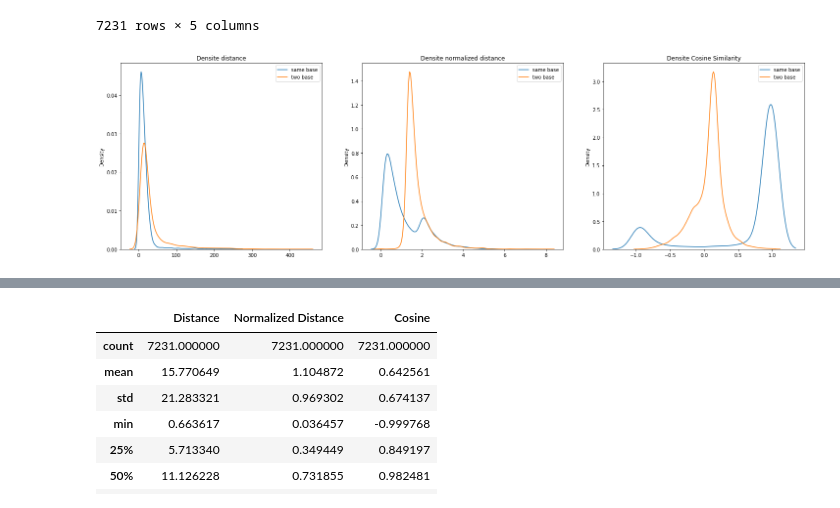
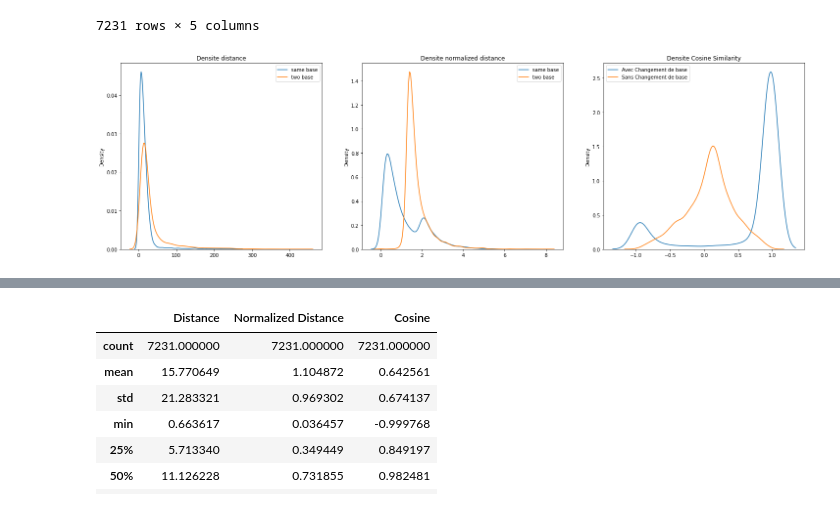
Before and after one commit to dmkant/projet-statistique-2022, a Jupyter notebook: word_embedding/comparison_best_model.ipynb, the cells around one changed output, grey strips where cells are left out. Cells and saved outputs as stored; diff of their text form; code cells hidden in the pictures.

```diff
--- a/word_embedding/comparison_best_model.ipynb
+++ b/word_embedding/comparison_best_model.ipynb
@@ -122,27 +124,35 @@ df_skipgram2
 # %%
 plt.figure(figsize=(25,7))
 
 # Distance entre skipgram et cbow
 square_distance2 =( ((df_skipgram2 - df_cbow2)**2).sum(axis=1))**(1/2)
 square_distance3 =( ((df_skipgram3 - df_cbow2)**2).sum(axis=1))**(1/2)
 # Distance entre skipgram et cbow
 norme_product2 = df_skipgram2.apply(np.linalg.norm, axis=1).apply(np.sqrt,axis=1) * df_cbow2.apply(np.linalg.norm, axis=1).apply(np.sqrt,axis=1)
 square_distance_normalized2 = square_distance2/norme_product2
 norme_product3 = df_skipgram3.apply(np.linalg.norm, axis=1).apply(np.sqrt,axis=1) * df_cbow2.apply(np.linalg.norm, axis=1).apply(np.sqrt,axis=1)
 square_distance_normalized3 = square_distance3/norme_product3
 #Cosine similarity
 cosineSim2 = np.diag(cosine_similarity(df_cbow2,df_skipgram2))
 cosineSim3 = np.diag(cosine_similarity(df_cbow2,df_skipgram3))
 
+df_distance2 = pd.concat([square_distance2,square_distance_normalized2,pd.DataFrame(cosineSim2,index=square_distance2.index)],axis=1)
+df_distance2.columns = ["Distance","Normalized Distance","Cosine"]
+df_distance2["Base"] = "Meme Base"
+
+df_distance3 = pd.concat([square_distance3,square_distance_normalized3,pd.DataFrame(cosineSim3,index=square_distance3.index)],axis=1)
+df_distance3.columns = ["Distance","Normalized Distance","Cosine"]
+df_distance3["Base"] = "Differentes Bases"
+
 sns.kdeplot(square_distance2,ax=plt.subplot(1,3,1,title="Densite distance"))
 sns.kdeplot(square_distance3,ax=plt.subplot(1,3,1,title="Densite distance"))
 plt.legend(["same base","two base"])
 sns.kdeplot(square_distance_normalized2,ax=plt.subplot(1,3,2,title="Densite normalized distance"))
 sns.kdeplot(square_distance_normalized3,ax=plt.subplot(1,3,2,title="Densite normalized distance"))
 plt.legend(["same base","two base"])
 sns.kdeplot(cosineSim2,ax=plt.subplot(1,3,3,title="Densite Cosine Similarity"))
-sns.kdeplot(cosineSim3,ax=plt.subplot(1,3,3,title="Densite Cosine Similarity"))
-plt.legend(["same base","two base"])
+sns.kdeplot(cosineSim,ax=plt.subplot(1,3,3,title="Densite Cosine Similarity"))
+plt.legend(["Avec Changement de base","Sans Changement de base"])
 plt.show()
 # %% [output]
-[figure, old version]
+[figure, new version]
```
Also changed, not shown: parts of 6 cells of this notebook.
